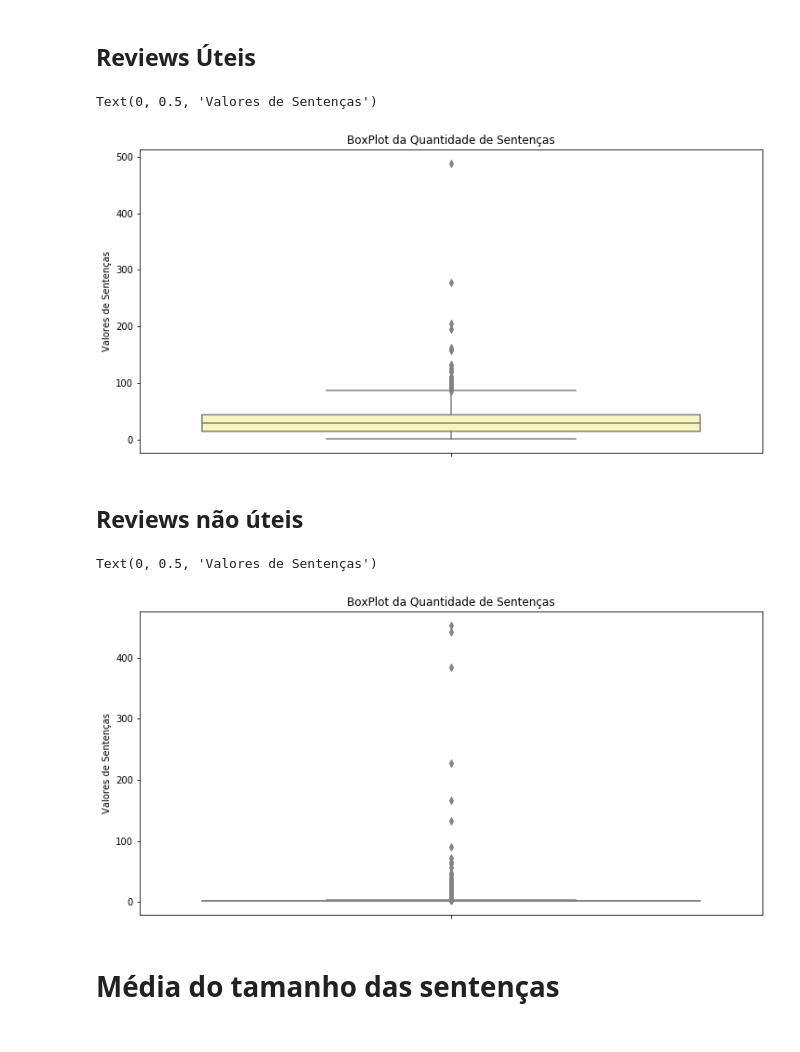
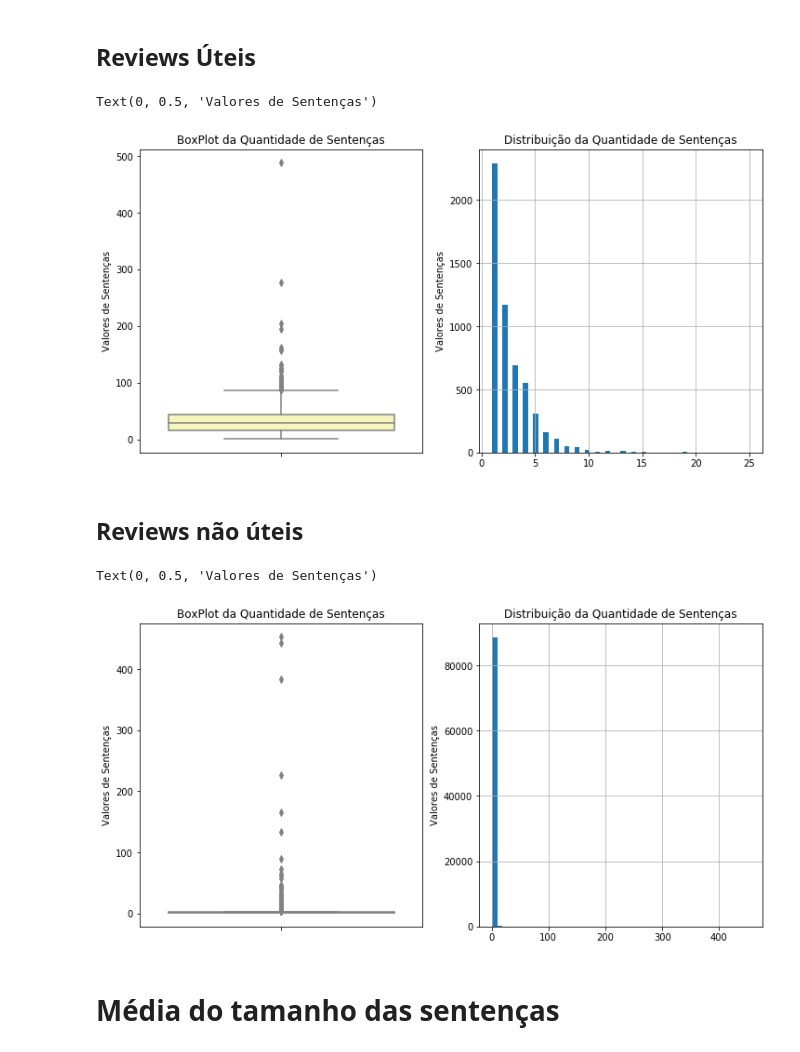
Before and after one commit to RogerFig/features_experiments, a Jupyter notebook: Experimentos.ipynb, the cells around one changed output. Saved outputs shown, nothing was run; the diff lists cells and outputs as text; code cells hidden in the pictures.

```diff
--- a/Experimentos.ipynb
+++ b/Experimentos.ipynb
@@ -68,22 +81,35 @@ Text(0, 0.5, 'Valores de Palavras')
 ## Reviews Úteis
 # %%
 plt.figure(figsize=(12,6))
+plt.subplot(1,2,1)
 fig = sns.boxplot(x='words',data=df_res_apps[df_res_apps['helpfulness'] == 1.0], orient='v', color='#ffffb2')
 fig.set_title('BoxPlot da Quantidade de Sentenças')
 fig.set_ylabel('Valores de Sentenças')
+
+
+plt.subplot(1,2,2)
+fig = df_res_apps[df_res_apps['helpfulness'] == 1.0].sents.hist(bins=50)
+fig.set_title('Distribuição da Quantidade de Sentenças')
+fig.set_ylabel('Valores de Sentenças')
 # %% [output]
 Text(0, 0.5, 'Valores de Sentenças')
-[figure, old version]
+[figure, new version]
 # %% [markdown]
 ## Reviews não úteis
 # %%
 plt.figure(figsize=(12,6))
+plt.subplot(1,2,1)
 fig = sns.boxplot(x='sents',data=df_res_apps[df_res_apps['helpfulness'] == 0.0], orient='v', color='#ffffb2')
 fig.set_title('BoxPlot da Quantidade de Sentenças')
 fig.set_ylabel('Valores de Sentenças')
+
+plt.subplot(1,2,2)
+fig = df_res_apps[df_res_apps['helpfulness'] == 0.0].sents.hist(bins=50)
+fig.set_title('Distribuição da Quantidade de Sentenças')
+fig.set_ylabel('Valores de Sentenças')
 # %% [output]
 Text(0, 0.5, 'Valores de Sentenças')
-[figure, old version]
+[figure, new version]
 # %% [markdown]
 # Média do tamanho das sentenças
 # %% [markdown]
```
Also changed, not shown: parts of 5 cells of this notebook.
